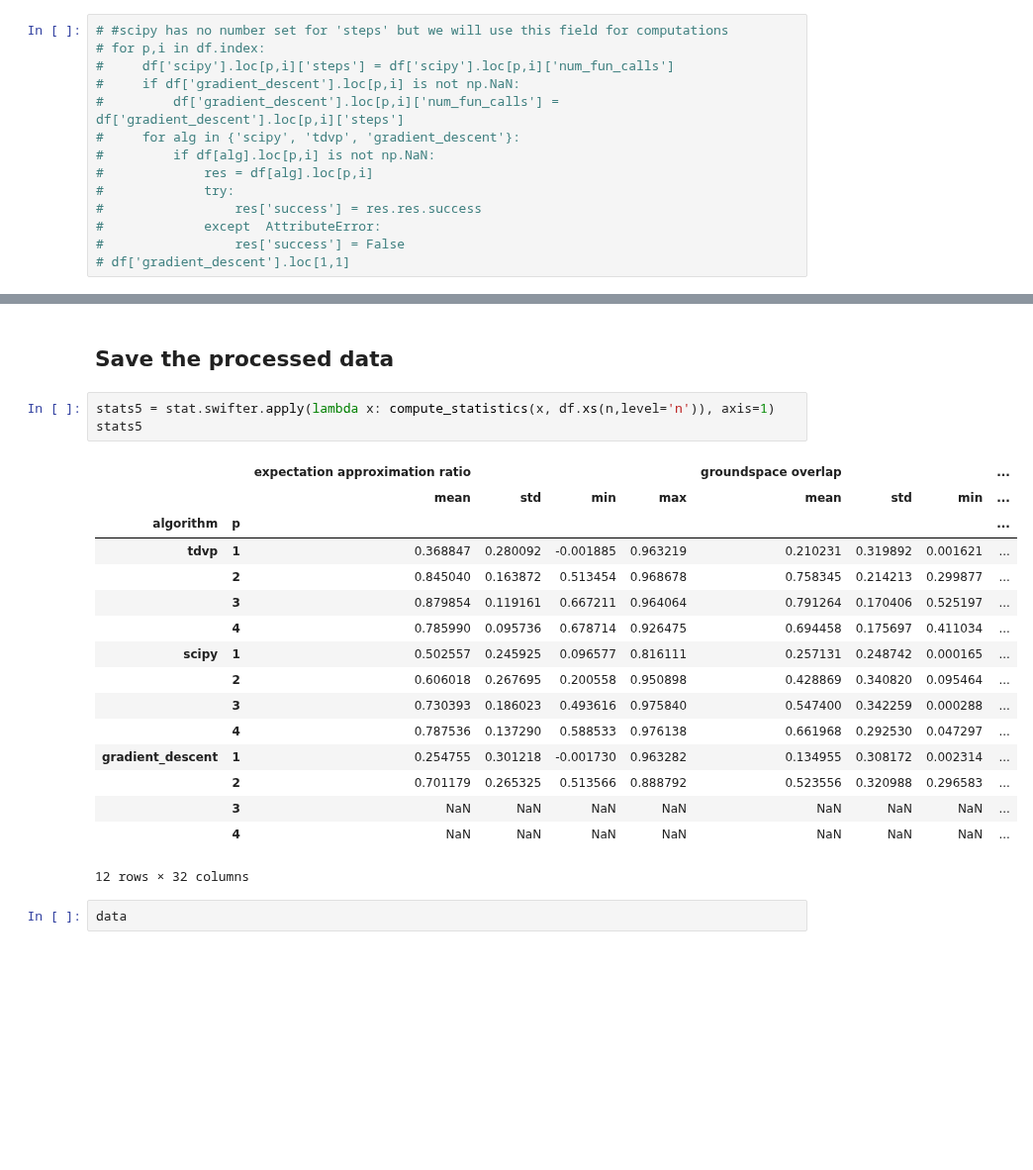
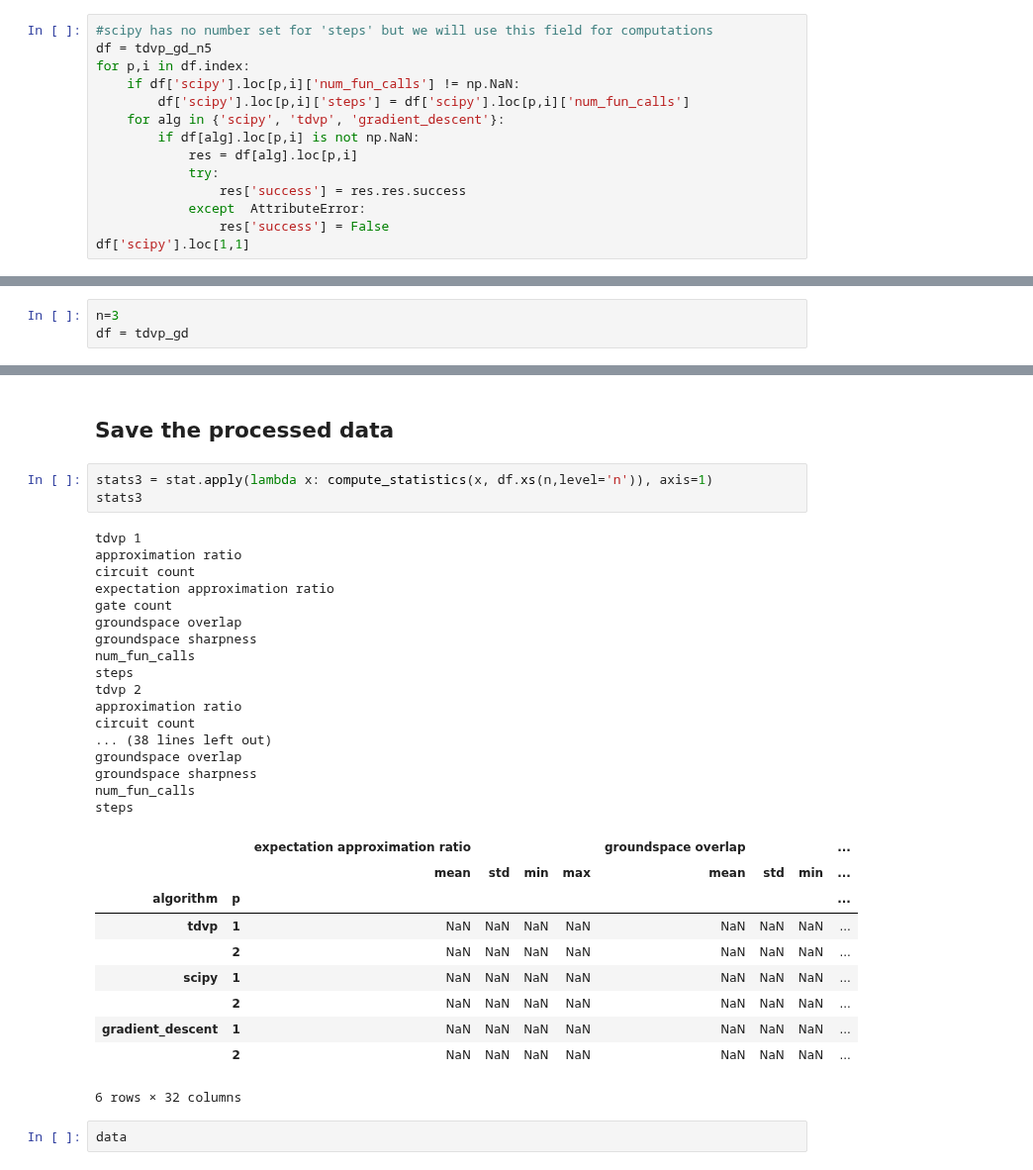
Before and after one commit to LeonhardRichter/TDVP_and_QAOA, a Jupyter notebook: data_processing.ipynb, the cells around one changed output, grey strips where cells are left out. Shown at 99% size. Drawn from its saved outputs; the diff is of its cells as text; blank space fills up the shorter version.

```diff
--- a/data_processing.ipynb
+++ b/data_processing.ipynb
@@ -225,15 +243,15 @@ Name: gradient_descent, dtype: object
 # %%
-# #scipy has no number set for 'steps' but we will use this field for computations
-# for p,i in df.index:
-#     df['scipy'].loc[p,i]['steps'] = df['scipy'].loc[p,i]['num_fun_calls']
-#     if df['gradient_descent'].loc[p,i] is not np.NaN:
-#         df['gradient_descent'].loc[p,i]['num_fun_calls'] = df['gradient_descent'].loc[p,i]['steps']
-#     for alg in {'scipy', 'tdvp', 'gradient_descent'}:
-#         if df[alg].loc[p,i] is not np.NaN:
-#             res = df[alg].loc[p,i]
-#             try:
-#                 res['success'] = res.res.success
-#             except  AttributeError:
-#                 res['success'] = False
-# df['gradient_descent'].loc[1,1]
+#scipy has no number set for 'steps' but we will use this field for computations
+df = tdvp_gd_n5
+for p,i in df.index:
+    if df['scipy'].loc[p,i]['num_fun_calls'] != np.NaN:
+        df['scipy'].loc[p,i]['steps'] = df['scipy'].loc[p,i]['num_fun_calls']
+    for alg in {'scipy', 'tdvp', 'gradient_descent'}:
+        if df[alg].loc[p,i] is not np.NaN:
+            res = df[alg].loc[p,i]
+            try:
+                res['success'] = res.res.success
+            except  AttributeError:
+                res['success'] = False
+df['scipy'].loc[1,1]
 # %% [output]
@@ -520,3 +536,6 @@ n=5
+# %%
+n=3
+df = tdvp_gd
 # %%
 min_p = min(df.xs(n,level='n').index, key= lambda x: x[0])[0]
 max_p = max(df.xs(n,level='n').index, key= lambda x: x[0])[0]
@@ -561,25 +576,36 @@ def compute_statistics(stat_row:pd.Series, data:pd.DataFrame):
 # %% [markdown]
 ## Save the processed data
 # %%
-stats5 = stat.swifter.apply(lambda x: compute_statistics(x, df.xs(n,level='n')), axis=1)
-stats5
+stats3 = stat.apply(lambda x: compute_statistics(x, df.xs(n,level='n')), axis=1)
+stats3
 # %% [output]
+tdvp 1
+approximation ratio
+circuit count
+expectation approximation ratio
+gate count
+groundspace overlap
+groundspace sharpness
+num_fun_calls
+steps
+tdvp 2
+approximation ratio
+circuit count
+... (38 lines left out)
+groundspace overlap
+groundspace sharpness
+num_fun_calls
+steps
 |  |  | expectation approximation ratio |  |  |  | groundspace overlap |  |  | ... |
 |  |  | mean | std | min | max | mean | std | min | ... |
 | algorithm | p |  |  |  |  |  |  |  | ... |
-| tdvp | 1 | 0.368847 | 0.280092 | -0.001885 | 0.963219 | 0.210231 | 0.319892 | 0.001621 | ... |
-|  | 2 | 0.845040 | 0.163872 | 0.513454 | 0.968678 | 0.758345 | 0.214213 | 0.299877 | ... |
-|  | 3 | 0.879854 | 0.119161 | 0.667211 | 0.964064 | 0.791264 | 0.170406 | 0.525197 | ... |
-|  | 4 | 0.785990 | 0.095736 | 0.678714 | 0.926475 | 0.694458 | 0.175697 | 0.411034 | ... |
-| scipy | 1 | 0.502557 | 0.245925 | 0.096577 | 0.816111 | 0.257131 | 0.248742 | 0.000165 | ... |
-|  | 2 | 0.606018 | 0.267695 | 0.200558 | 0.950898 | 0.428869 | 0.340820 | 0.095464 | ... |
-|  | 3 | 0.730393 | 0.186023 | 0.493616 | 0.975840 | 0.547400 | 0.342259 | 0.000288 | ... |
-|  | 4 | 0.787536 | 0.137290 | 0.588533 | 0.976138 | 0.661968 | 0.292530 | 0.047297 | ... |
-| gradient_descent | 1 | 0.254755 | 0.301218 | -0.001730 | 0.963282 | 0.134955 | 0.308172 | 0.002314 | ... |
-|  | 2 | 0.701179 | 0.265325 | 0.513566 | 0.888792 | 0.523556 | 0.320988 | 0.296583 | ... |
-|  | 3 | NaN | NaN | NaN | NaN | NaN | NaN | NaN | ... |
-|  | 4 | NaN | NaN | NaN | NaN | NaN | NaN | NaN | ... |
+| tdvp | 1 | NaN | NaN | NaN | NaN | NaN | NaN | NaN | ... |
+|  | 2 | NaN | NaN | NaN | NaN | NaN | NaN | NaN | ... |
+| scipy | 1 | NaN | NaN | NaN | NaN | NaN | NaN | NaN | ... |
+|  | 2 | NaN | NaN | NaN | NaN | NaN | NaN | NaN | ... |
+| gradient_descent | 1 | NaN | NaN | NaN | NaN | NaN | NaN | NaN | ... |
+|  | 2 | NaN | NaN | NaN | NaN | NaN | NaN | NaN | ... |
-12 rows × 32 columns
+6 rows × 32 columns
 # %%
 data
 # %% [output]
```
Also changed, not shown: parts of 16 cells of this notebook, 13 other files.
